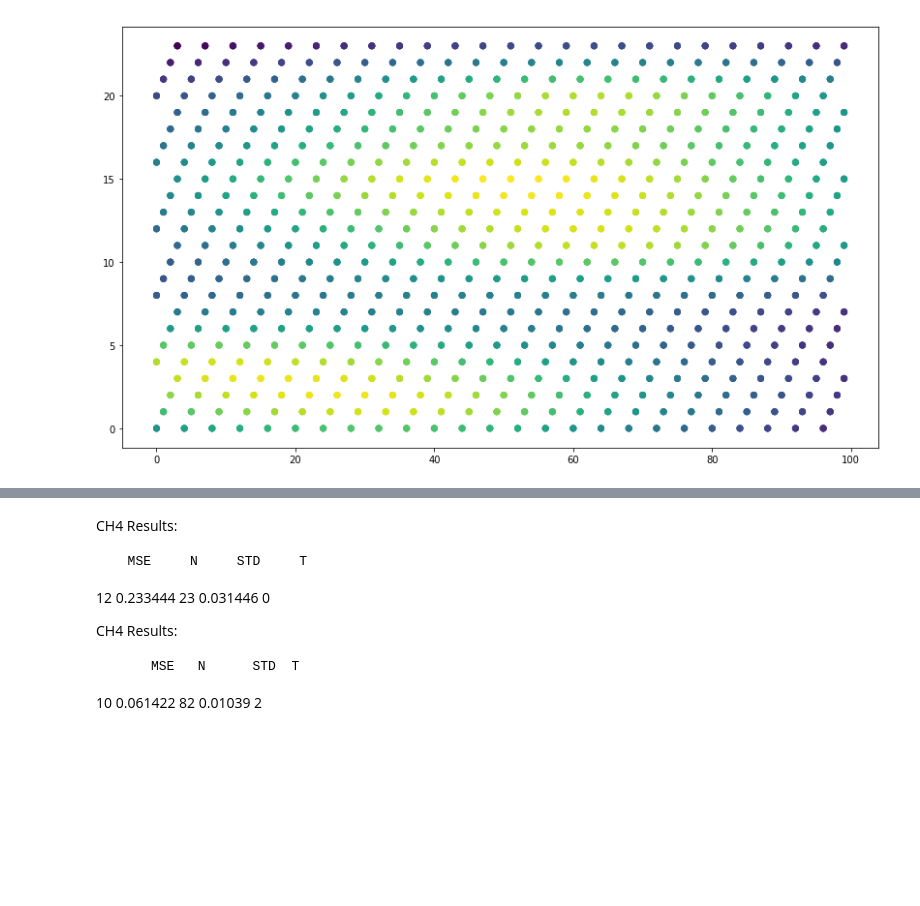
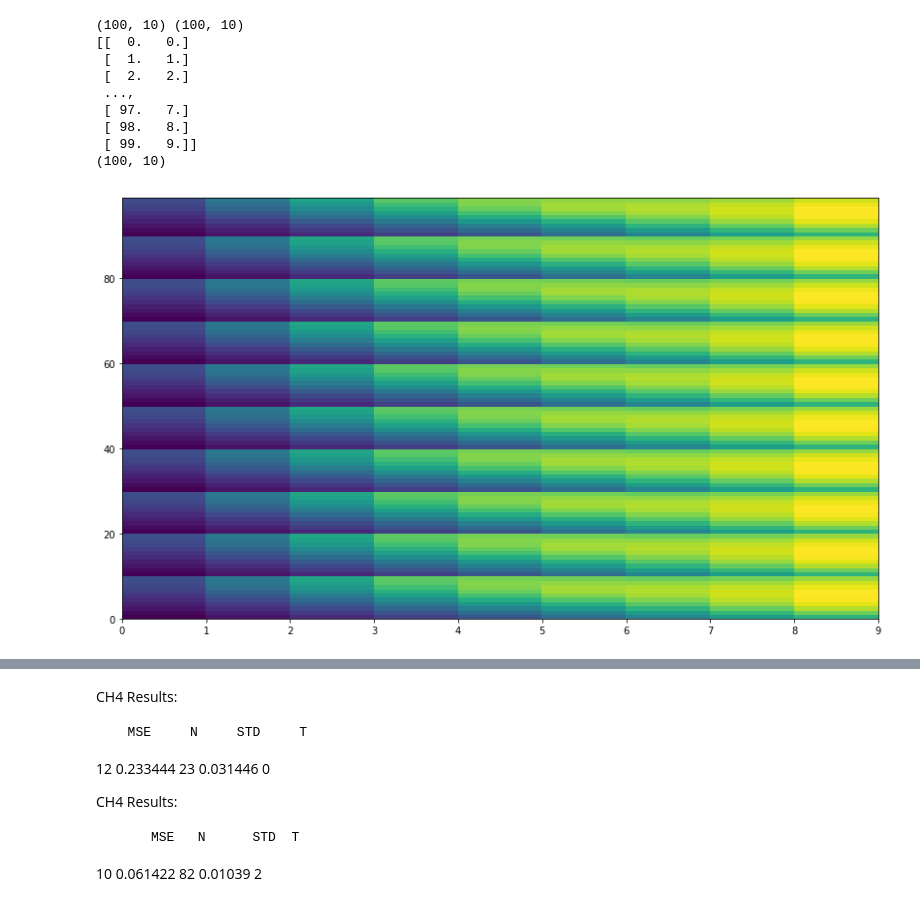
Before and after one commit to June-Skeeter/ML_GapFilling, a Jupyter notebook: MultiLayerModel.ipynb, the cells around one changed output, grey strips where cells are left out. Drawn from its saved outputs; the diff is of its cells as text; code cells hidden in the pictures; blank space fills up the shorter version.

```diff
--- a/MultiLayerModel.ipynb
+++ b/MultiLayerModel.ipynb
@@ -29,13 +32,14 @@ class Params:
             samp_size = 20
             Searches = 10
         else:
-            epochs = 10
-            reps = 9
+            epochs = 1000
+            reps = 5
             N_Max = 100
-            T_Max = 24
-            samp_size = 5
+            N_min = 2
+            T_Max = 10
+            samp_size = 6
             Searches = 2
-        N = np.array(np.random.rand(samp_size)*(N_Max-1)+1,dtype='int32')
+        N = np.array(np.random.rand(samp_size)*N_Max+N_min,dtype='int32')
         T = np.array(np.random.rand(samp_size)*T_Max,dtype='int32')
         d = {'N':N,'T':T}
         self.Runs = pd.DataFrame(data=d)
@@ -48,13 +52,13 @@ class Params:
         self.params['proc']=3
         self.params['Searches']=Searches
 
-rpms = Params('Test','Fch4')
+rpms = Params('Test','fch4')
 # rpms = Params('Test',5,'ch4_flux')
 Runs,params = rpms.Runs,rpms.params
 Runs['MSE'] = 0.0
 Runs['STD'] = 0.0
 print(Runs)
 print(params)
-plt.figure()
+plt.figure(figsize = (4,4))
 plt.scatter(Runs["N"],Runs['T'],s=100,c=Runs['MSE'])
 # %% [output]
@@ -278,35 +194,58 @@ def expected_improvement(mu_x, sigma_x, opt_value, kappa=0.5):
     return sigma_x * (gamma_x * norm.cdf(gamma_x) + norm.pdf(gamma_x))
 
 
 def upper_confidence_bound(mu_x, sigma_x, opt_value, kappa=-1.0):
     return mu_x + kappa * sigma_x
 
 from sklearn.gaussian_process import GaussianProcessRegressor
 from sklearn.gaussian_process.kernels import Matern, WhiteKernel
 
 kernel = Matern(length_scale = [50,3],length_scale_bounds="fixed")
 gp = GaussianProcessRegressor(kernel=kernel, alpha=Runs['STD'].values, random_state=0,normalize_y=False)
 gp.fit(Runs[['N','T']].values, Runs['MSE'].values)
 
 
 N = [n for n in range(params['N_Max'])]
 T = [t for t in range(params['T_Max'])]
 A = [T[i] for j in range(len(N))for i in range(len(T))]
 B = [N[i] for j in range(len(T))for i in range(len(N))]
 T = np.asanyarray(A)
 N = np.asanyarray(B)
 
+
 X = np.zeros(shape=(T.shape[0],2))
 X[:,0] = N
 X[:,1] = T
+
+Xi = np.arange(N.min(),N.max()+.1,1)
+Yi = np.arange(T.min(),T.max()+.1,1)
+xi,yi = np.meshgrid(Yi,Xi)
+
+print(xi.shape,yi.shape)
+
+print(X)
+
 y_pred,sigma = gp.predict(X,return_std=True)
+y_predi = y_pred.reshape(Xi.shape[0],Yi.shape[0])
+
+print(y_predi.shape)
 
 plt.figure()
-plt.scatter(X[:,0],X[:,1],c=y_pred)
+plt.pcolor(xi,yi,y_predi)
+# plt.scatter(X[:,0],X[:,1],c=y_pred)#[:,0],X[:,1],y_pred)
 plt.legend()
 Runs2 = Runs.copy()
 # %% [output]
+(100, 10) (100, 10)
+[[  0.   0.]
+ [  1.   1.]
+ [  2.   2.]
+ ...,
+ [ 97.   7.]
+ [ 98.   8.]
+ [ 99.   9.]]
+(100, 10)
-[figure, old version]
+[figure, new version]
 # %%
 from scipy.optimize import minimize
 acq = upper_confidence_bound
```
Also changed, not shown: parts of 8 cells of this notebook, 1 other file.
